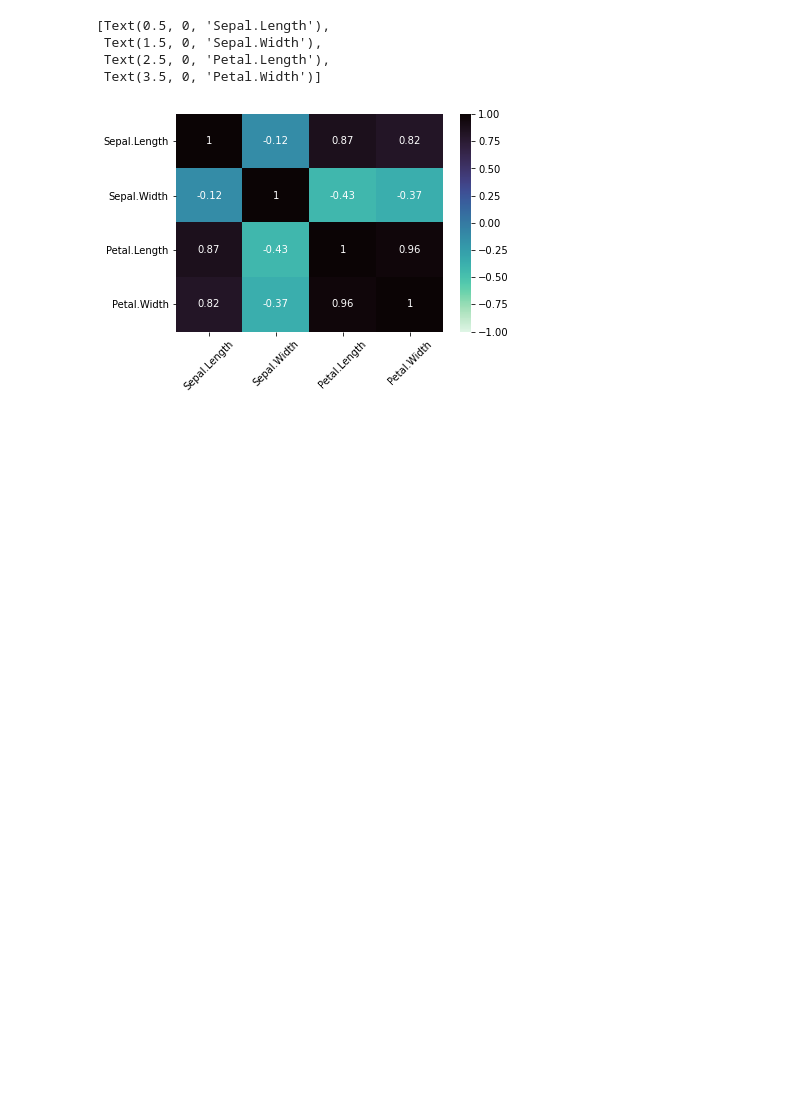
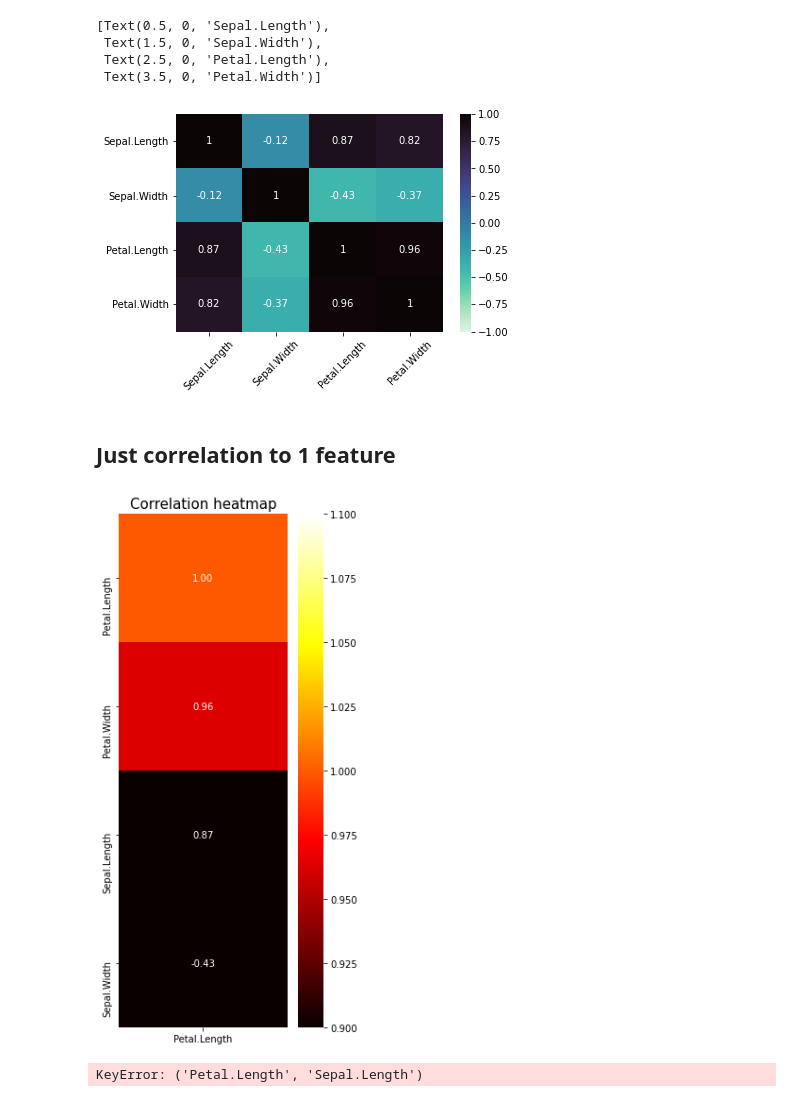
Before and after one commit to CaitlynCarney/my-reference-book, a Jupyter notebook: making_visuals/seaborn/sns-heatmaps.ipynb, the cells around one changed output. Cells and saved outputs as stored; diff of their text form; code cells hidden in the pictures; blank space fills up the shorter version.

Commit message:
Making Heatmaps 101

```diff
--- a/making_visuals/seaborn/sns-heatmaps.ipynb
+++ b/making_visuals/seaborn/sns-heatmaps.ipynb
@@ -132,3 +133,25 @@ heatmap.set_xticklabels(heatmap.get_xticklabels(), rotation=45)
  Text(2.5, 0, 'Petal.Length'),
  Text(3.5, 0, 'Petal.Width')]
 [figure]
+# %% [markdown]
+## Just correlation to 1 feature
+# %%
+# Correlation heatmap
+corr = pd.DataFrame(df.corr()['Petal.Length'].sort_values(ascending = False))
+plt.figure(figsize = (4,10))
+sns.heatmap(corr, annot = True, fmt = '.2f', vmin = 1,
+            vmax = 1, cmap = 'hot')
+plt.title('Correlation heatmap', fontsize = 15)
+plt.show()
+# %% [output]
+[figure, added]
+# %%
+# Correlation heatmap
+corr = pd.DataFrame(df.corr()['Petal.Length', 'Sepal.Length'].sort_values(ascending = False))
+plt.figure(figsize = (4,10))
+sns.heatmap(corr, annot = True, fmt = '.2f', vmin = 1,
+            vmax = 1, cmap = 'hot')
+plt.title('Correlation heatmap', fontsize = 15)
+plt.show()
+# %% [output]
+KeyError: ('Petal.Length', 'Sepal.Length')
```
Also changed, not shown: parts of 1 cell of this notebook.
